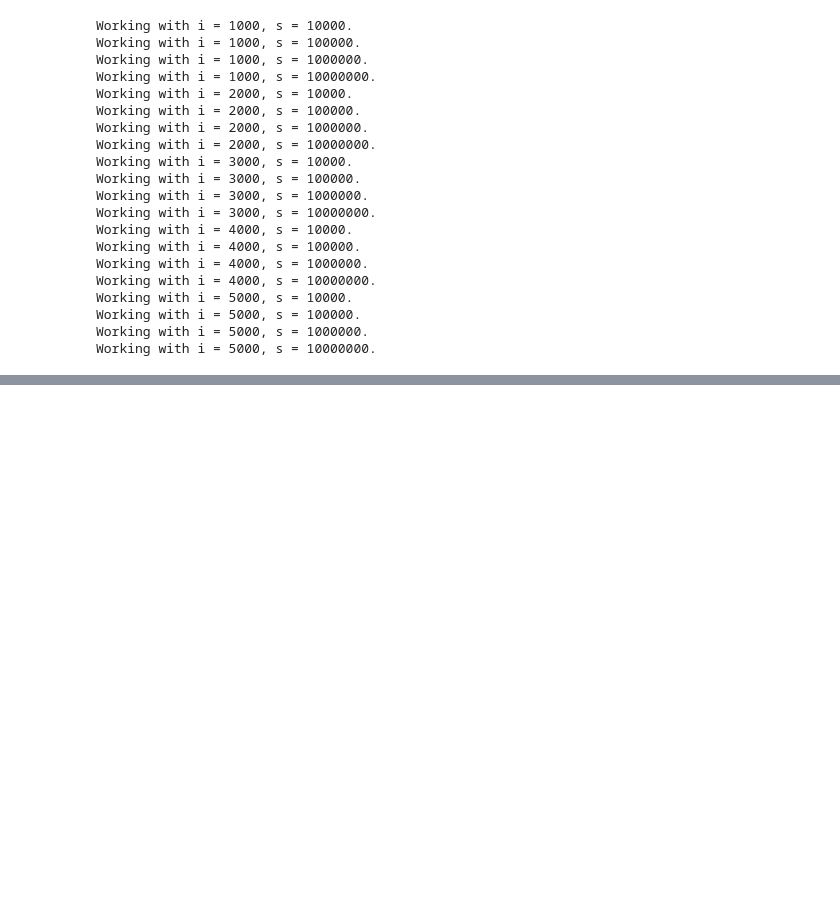
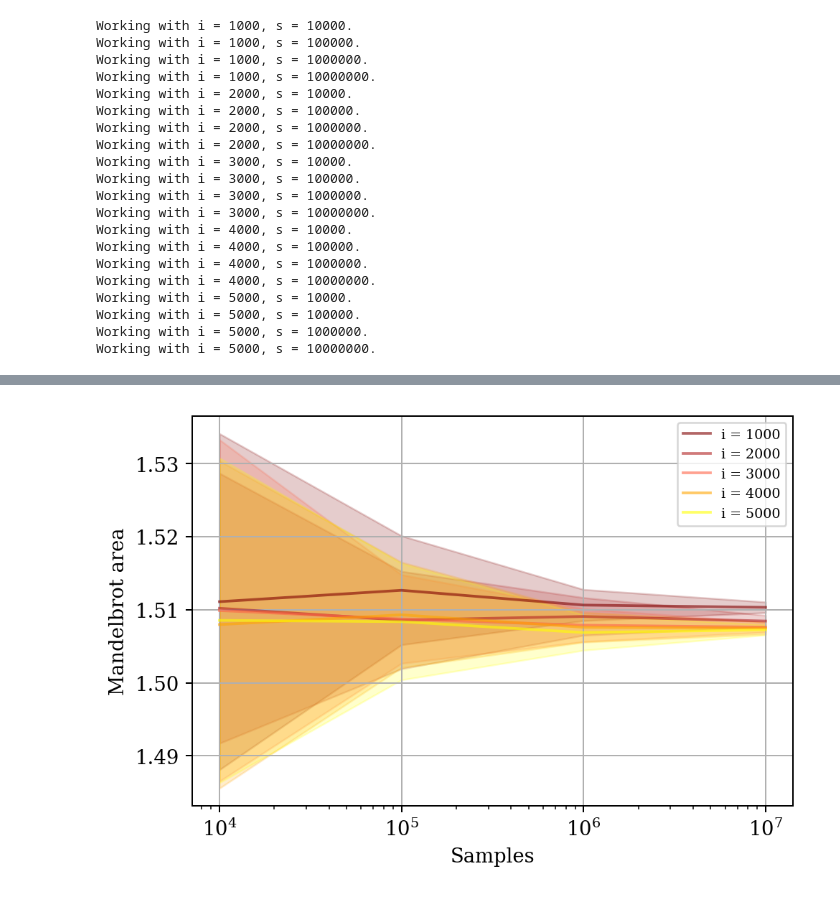
Before and after one commit to loonatick-src/stochastic-sim-1, a Jupyter notebook: monte_carlo.ipynb, the cells around one changed output, grey strips where cells are left out. Cells and saved outputs as stored; diff of their text form; code cells hidden in the pictures; blank space fills up the shorter version.

```diff
--- a/monte_carlo.ipynb
+++ b/monte_carlo.ipynb
@@ -523,3 +603,7 @@ Working with i = 5000, s = 10000000.
+# %%
+sample_variance_plotter(simulation_data = "mc_random_fullsave", title = "line_plot_samples_random.png")
+# %% [output]
+[figure, added]
 # %%
 def confidence_intervals(sample_variances, p):
     """
```
Also changed, not shown: parts of 11 cells of this notebook, 3 other files.
